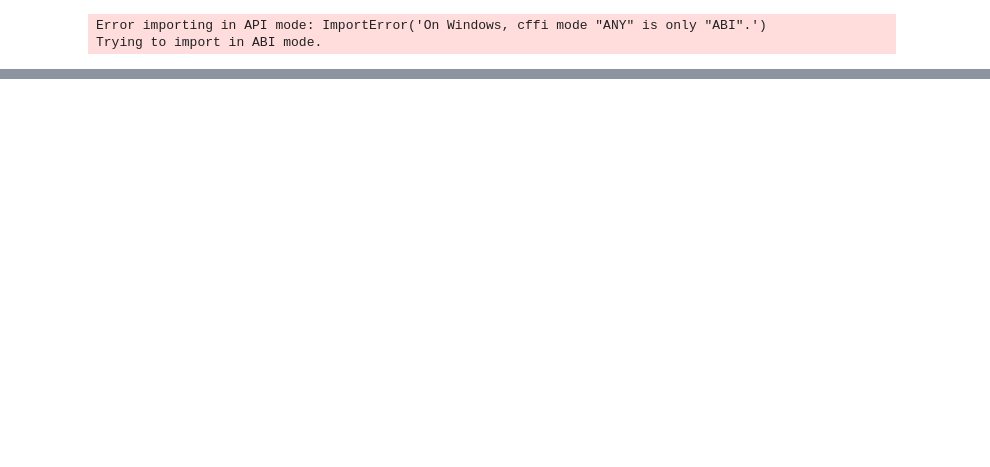
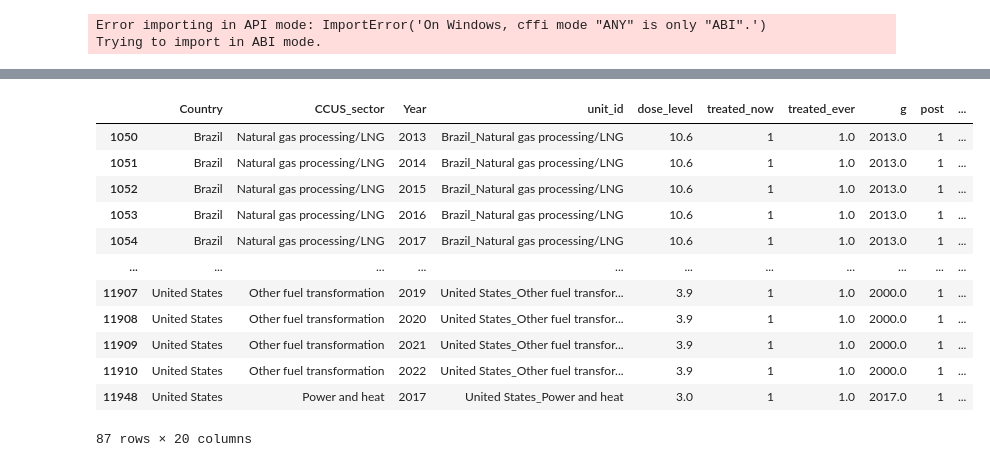
Before and after one commit to RobbieSoutham/DiD-Study, a Jupyter notebook: Untitled.ipynb, the cells around one changed output, grey strips where cells are left out. Saved outputs shown, nothing was run; the diff lists cells and outputs as text; code cells hidden in the pictures; blank space fills up the shorter version.

```diff
--- a/Untitled.ipynb
+++ b/Untitled.ipynb
@@ -14,0 +35,2 @@ print(sys.path)
+# %%
+df = pd.read_csv("final_df.csv")
@@ -14,0 +214,16 @@ print(sys.path)
+# %%
+df.loc[df["treated_now"]==1]
+# %% [output]
+|  | Country | CCUS_sector | Year | unit_id | dose_level | treated_now | treated_ever | g | post | ... |
+| 1050 | Brazil | Natural gas processing/LNG | 2013 | Brazil_Natural gas processing/LNG | 10.6 | 1 | 1.0 | 2013.0 | 1 | ... |
+| 1051 | Brazil | Natural gas processing/LNG | 2014 | Brazil_Natural gas processing/LNG | 10.6 | 1 | 1.0 | 2013.0 | 1 | ... |
+| 1052 | Brazil | Natural gas processing/LNG | 2015 | Brazil_Natural gas processing/LNG | 10.6 | 1 | 1.0 | 2013.0 | 1 | ... |
+| 1053 | Brazil | Natural gas processing/LNG | 2016 | Brazil_Natural gas processing/LNG | 10.6 | 1 | 1.0 | 2013.0 | 1 | ... |
+| 1054 | Brazil | Natural gas processing/LNG | 2017 | Brazil_Natural gas processing/LNG | 10.6 | 1 | 1.0 | 2013.0 | 1 | ... |
+| ... | ... | ... | ... | ... | ... | ... | ... | ... | ... | ... |
+| 11907 | United States | Other fuel transformation | 2019 | United States_Other fuel transfor... | 3.9 | 1 | 1.0 | 2000.0 | 1 | ... |
+| 11908 | United States | Other fuel transformation | 2020 | United States_Other fuel transfor... | 3.9 | 1 | 1.0 | 2000.0 | 1 | ... |
+| 11909 | United States | Other fuel transformation | 2021 | United States_Other fuel transfor... | 3.9 | 1 | 1.0 | 2000.0 | 1 | ... |
+| 11910 | United States | Other fuel transformation | 2022 | United States_Other fuel transfor... | 3.9 | 1 | 1.0 | 2000.0 | 1 | ... |
+| 11948 | United States | Power and heat | 2017 | United States_Power and heat | 3.0 | 1 | 1.0 | 2017.0 | 1 | ... |
+87 rows × 20 columns
```
Also changed, not shown: parts of 42 cells of this notebook, 21 other files.
